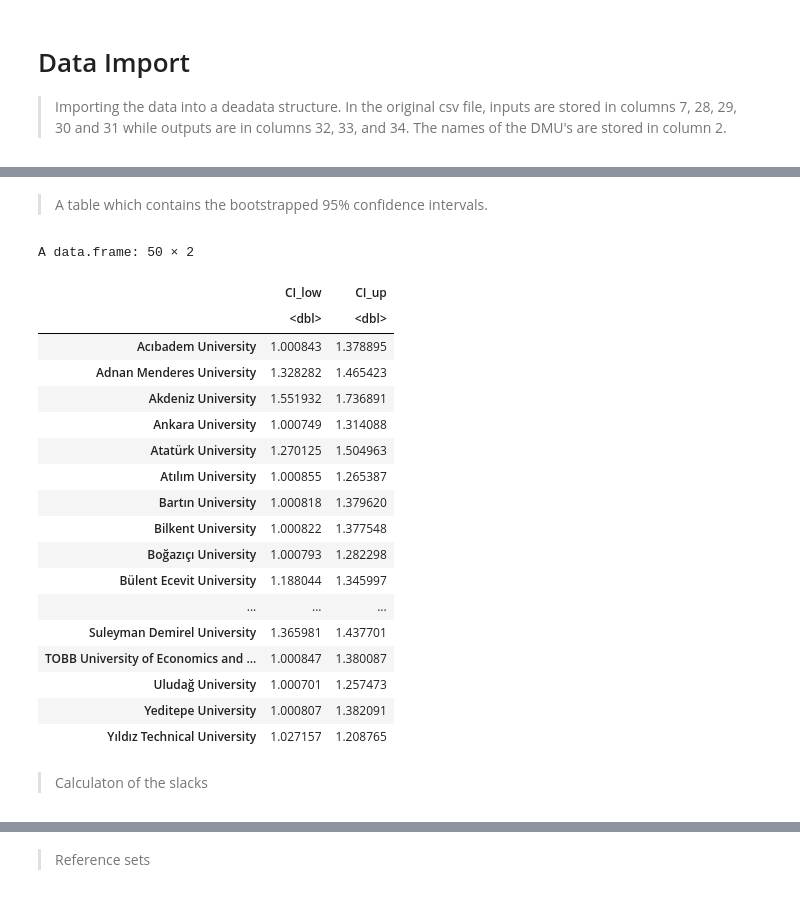
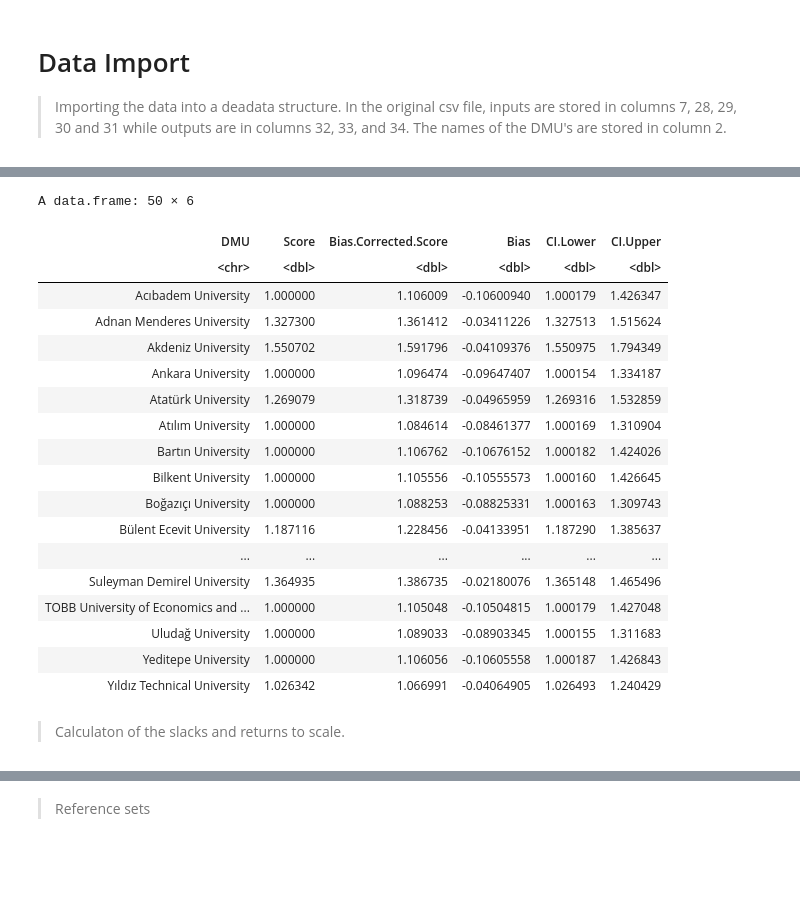
Before and after one commit to MichaelWegener/DEA-BetaRegression-TurkishHigherEducation, a Jupyter notebook: DEA_with_Bootstrapping.ipynb, the cells around one changed output, grey strips where cells are left out. Saved outputs shown, nothing was run; the diff lists cells and outputs as text; code cells hidden in the pictures; blank space fills up the shorter version.

```diff
--- a/DEA_with_Bootstrapping.ipynb
+++ b/DEA_with_Bootstrapping.ipynb
@@ -32,3 +62,3 @@ data_example<-read_data(my_data, inputs = c(7,28,29,30,31), outputs = c(32,33,34
 # %%
-results<-bootstrap_basic(datadea = data_example, rts = "vrs", orientation = "oo", B=15000, alpha = 0.05)
+results_bt<-bootstrap_basic(datadea = data_example, rts = "vrs", orientation = "oo", B=20000, alpha = 0.01)
 # %% [markdown]
@@ -58,31 +66,27 @@ results$score
-# %% [markdown]
-
-
->A table which contains the bootstrapped 95% confidence intervals.
-# %%
-results$CI
-# %% [output]
-A data.frame: 50 × 2
-|  | CI_low | CI_up |
-|  | <dbl> | <dbl> |
-| Acıbadem University | 1.000843 | 1.378895 |
-| Adnan Menderes University | 1.328282 | 1.465423 |
-| Akdeniz University | 1.551932 | 1.736891 |
-| Ankara University | 1.000749 | 1.314088 |
-| Atatürk University | 1.270125 | 1.504963 |
-| Atılım University | 1.000855 | 1.265387 |
-| Bartın University | 1.000818 | 1.379620 |
-| Bilkent University | 1.000822 | 1.377548 |
-| Boğazıçı University | 1.000793 | 1.282298 |
-| Bülent Ecevit University | 1.188044 | 1.345997 |
-| ... | ... | ... |
-| Suleyman Demirel University | 1.365981 | 1.437701 |
-| TOBB University of Economics and ... | 1.000847 | 1.380087 |
-| Uludağ University | 1.000701 | 1.257473 |
-| Yeditepe University | 1.000807 | 1.382091 |
-| Yıldız Technical University | 1.027157 | 1.208765 |
+# %%
+summary(results_bt, exportExcel = TRUE)
+# %% [output]
+A data.frame: 50 × 6
+| DMU | Score | Bias.Corrected.Score | Bias | CI.Lower | CI.Upper |
+| <chr> | <dbl> | <dbl> | <dbl> | <dbl> | <dbl> |
+| Acıbadem University | 1.000000 | 1.106009 | -0.10600940 | 1.000179 | 1.426347 |
+| Adnan Menderes University | 1.327300 | 1.361412 | -0.03411226 | 1.327513 | 1.515624 |
+| Akdeniz University | 1.550702 | 1.591796 | -0.04109376 | 1.550975 | 1.794349 |
+| Ankara University | 1.000000 | 1.096474 | -0.09647407 | 1.000154 | 1.334187 |
+| Atatürk University | 1.269079 | 1.318739 | -0.04965959 | 1.269316 | 1.532859 |
+| Atılım University | 1.000000 | 1.084614 | -0.08461377 | 1.000169 | 1.310904 |
+| Bartın University | 1.000000 | 1.106762 | -0.10676152 | 1.000182 | 1.424026 |
+| Bilkent University | 1.000000 | 1.105556 | -0.10555573 | 1.000160 | 1.426645 |
+| Boğazıçı University | 1.000000 | 1.088253 | -0.08825331 | 1.000163 | 1.309743 |
+| Bülent Ecevit University | 1.187116 | 1.228456 | -0.04133951 | 1.187290 | 1.385637 |
+| ... | ... | ... | ... | ... | ... |
+| Suleyman Demirel University | 1.364935 | 1.386735 | -0.02180076 | 1.365148 | 1.465496 |
+| TOBB University of Economics and ... | 1.000000 | 1.105048 | -0.10504815 | 1.000179 | 1.427048 |
+| Uludağ University | 1.000000 | 1.089033 | -0.08903345 | 1.000155 | 1.311683 |
+| Yeditepe University | 1.000000 | 1.106056 | -0.10605558 | 1.000187 | 1.426843 |
+| Yıldız Technical University | 1.026342 | 1.066991 | -0.04064905 | 1.026493 | 1.240429 |
 # %% [markdown]
 
-> Calculaton of the slacks
+> Calculaton of the slacks and returns to scale.
 # %%
 results_basic<-model_basic(datadea = data_example, rts = "vrs", orientation = "oo")
```
Also changed, not shown: parts of 13 cells of this notebook.
